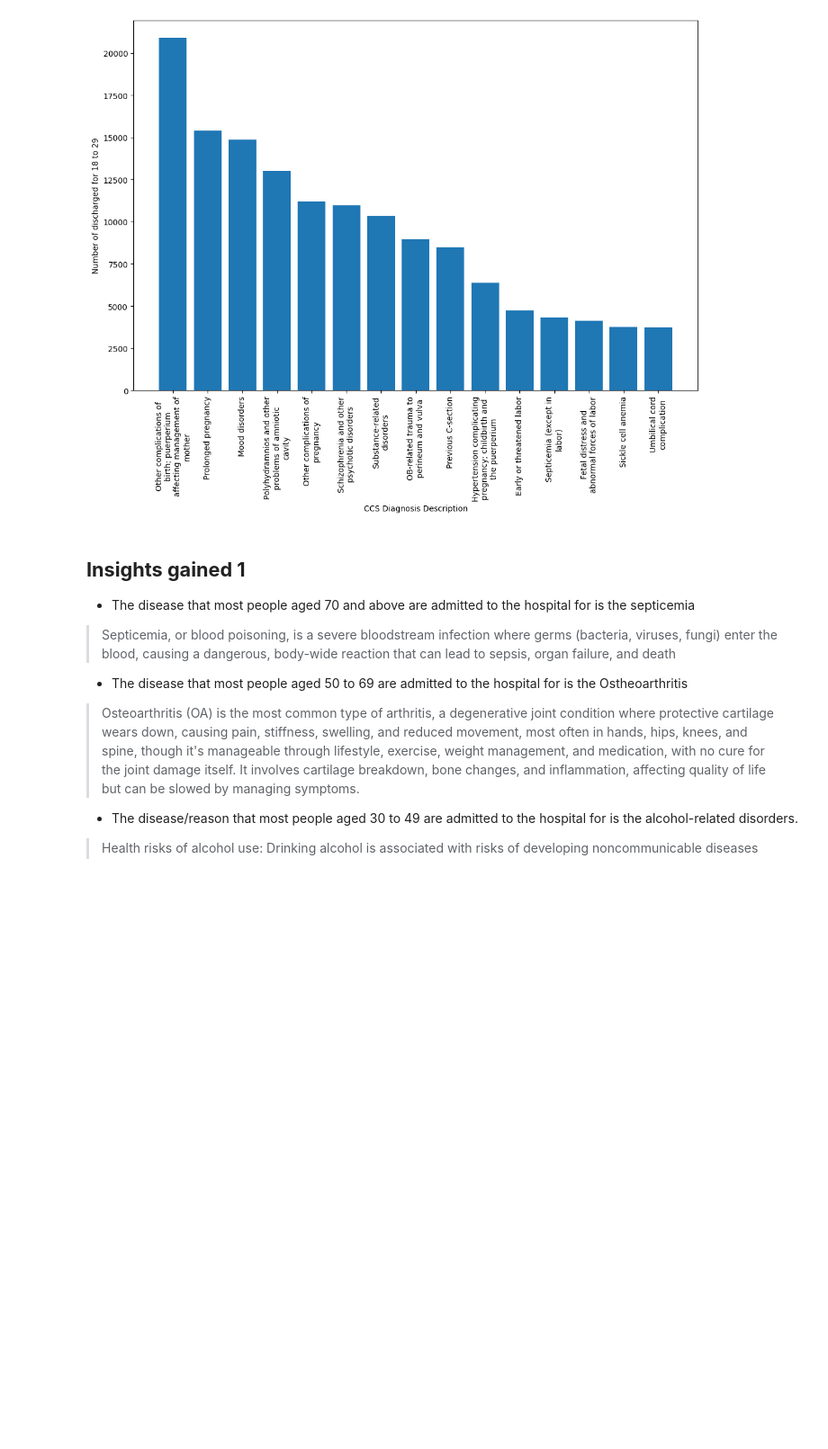
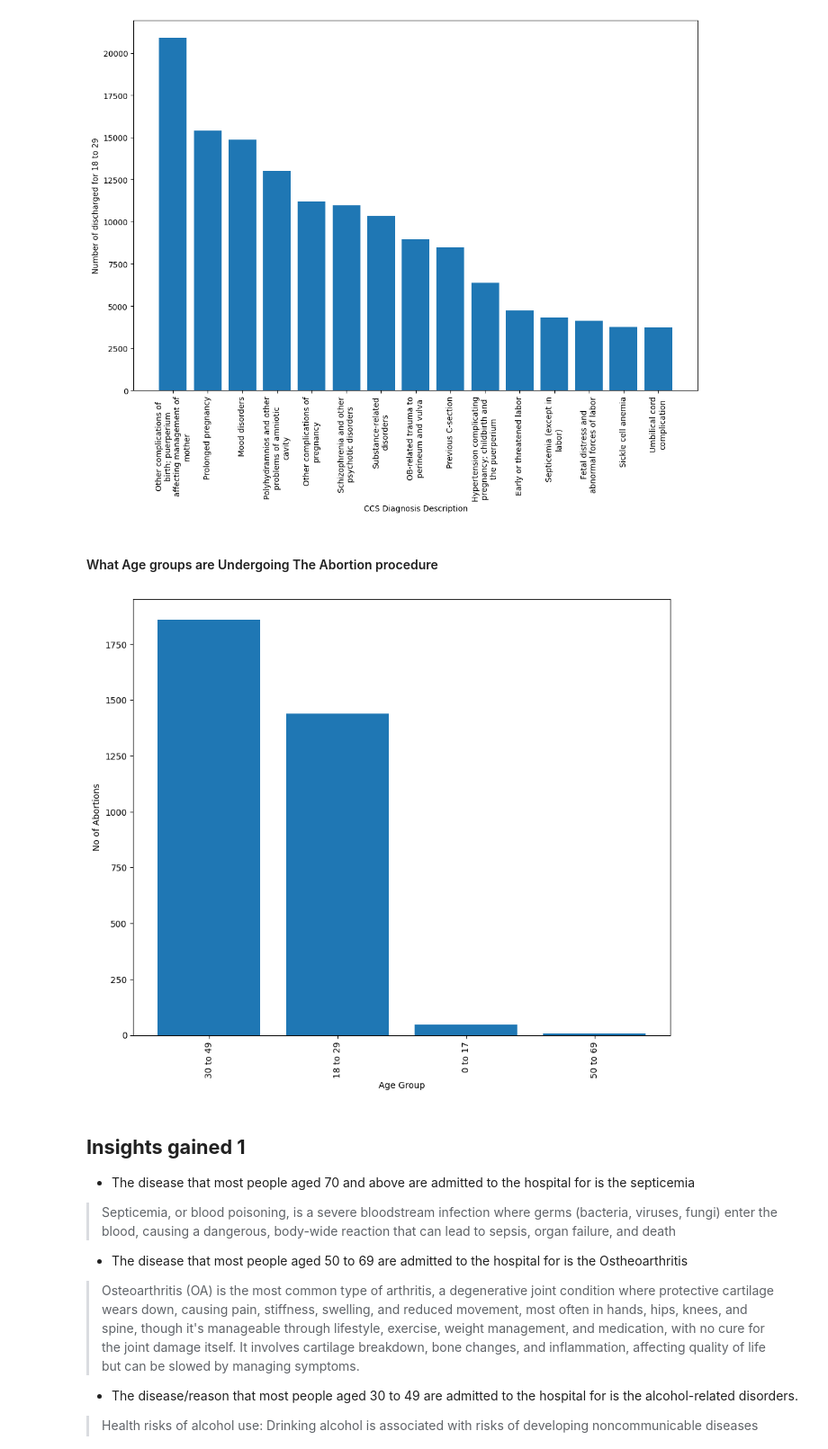
Before and after one commit to metrosmash/Machine-Learning-Portfolio, a Jupyter notebook: 2017 New York Hospital Discharge EDA.ipynb, the cells around one changed output. Shown at 90% size. Drawn from its saved outputs; the diff is of its cells as text; code cells hidden in the pictures; blank space fills up the shorter version.

```diff
--- a/2017 New York Hospital Discharge EDA.ipynb
+++ b/2017 New York Hospital Discharge EDA.ipynb
@@ -456,6 +456,30 @@ age_disease(df, list_age_groups)
 [figure]
 [figure]
 [figure]
+# %% [markdown]
+#### What Age groups are Undergoing The Abortion procedure
+# %%
+# what are the age group of those people who did abortion
+abort = df.groupby("Abortion Edit Indicator")["Age Group"].value_counts()
+
+abortions = abort["Y"]
+
+fig = plt.figure(figsize=(11, 9), dpi=100)
+plt.bar(range(len(abortions.values)), abortions.values)
+
+plt.xticks(
+    ticks = range(len(abortions.index)),
+    labels = abortions.index,
+    rotation = 90,
+    ha = "center"
+)
+plt.xlabel("Age Group")
+
+plt.ylabel("No of Abortions")
+
+plt.show()
+# %% [output]
+[figure, added]
 # %% [markdown]
 ## **Insights gained 1**
 
```
Also changed, not shown: parts of 1 cell of this notebook.
